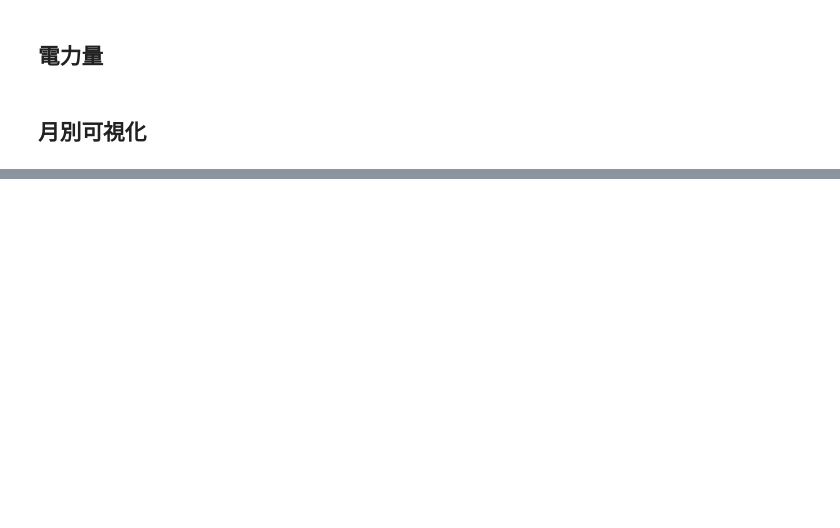
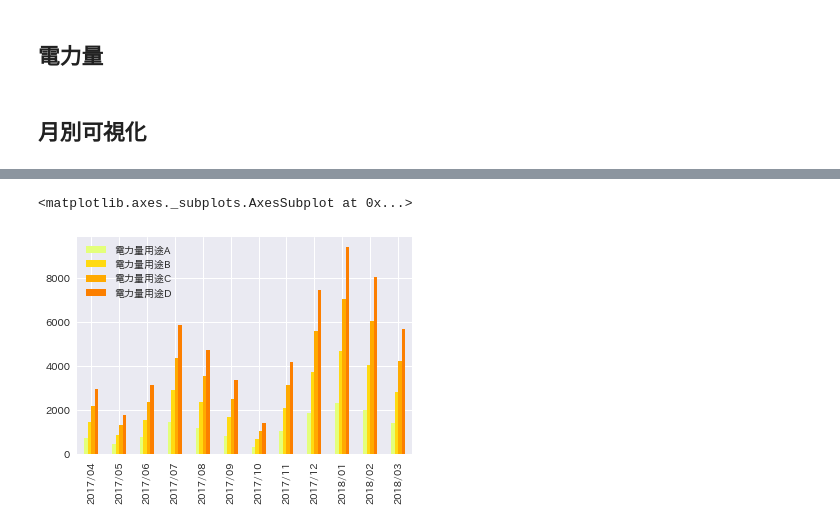
Before and after one commit to snuow/Visualization_for_EnergyDataAnalysis, a Jupyter notebook: Visualization_EnergyConsumption.ipynb, the cells around one changed output, grey strips where cells are left out. Drawn from its saved outputs; the diff is of its cells as text; code cells hidden in the pictures; blank space fills up the shorter version.

```diff
--- a/Visualization_EnergyConsumption.ipynb
+++ b/Visualization_EnergyConsumption.ipynb
@@ -77,0 +114,11 @@ sns.barplot(x=vis_df_month.index,y = vis_df_month['受電 電力量'],color='yel
+# %%
+# 可視化（pandasを利用した場合）
+'''
+vis_df_month.columns.str.startswith('電力量用途')の文言は、
+ヘッダ行を検索して、先頭文字列にシングルクォートで囲まれた文字列が含まれているものを
+選択する処理を行っている。
+'''
+vis_df_month.loc[:,vis_df_month.columns.str.startswith('電力量用途')].plot(kind='bar',colormap='Wistia')
+# %% [output]
+<matplotlib.axes._subplots.AxesSubplot at 0x...>
+[figure, added]
```
Also changed, not shown: parts of 9 cells of this notebook, 1 other file.
